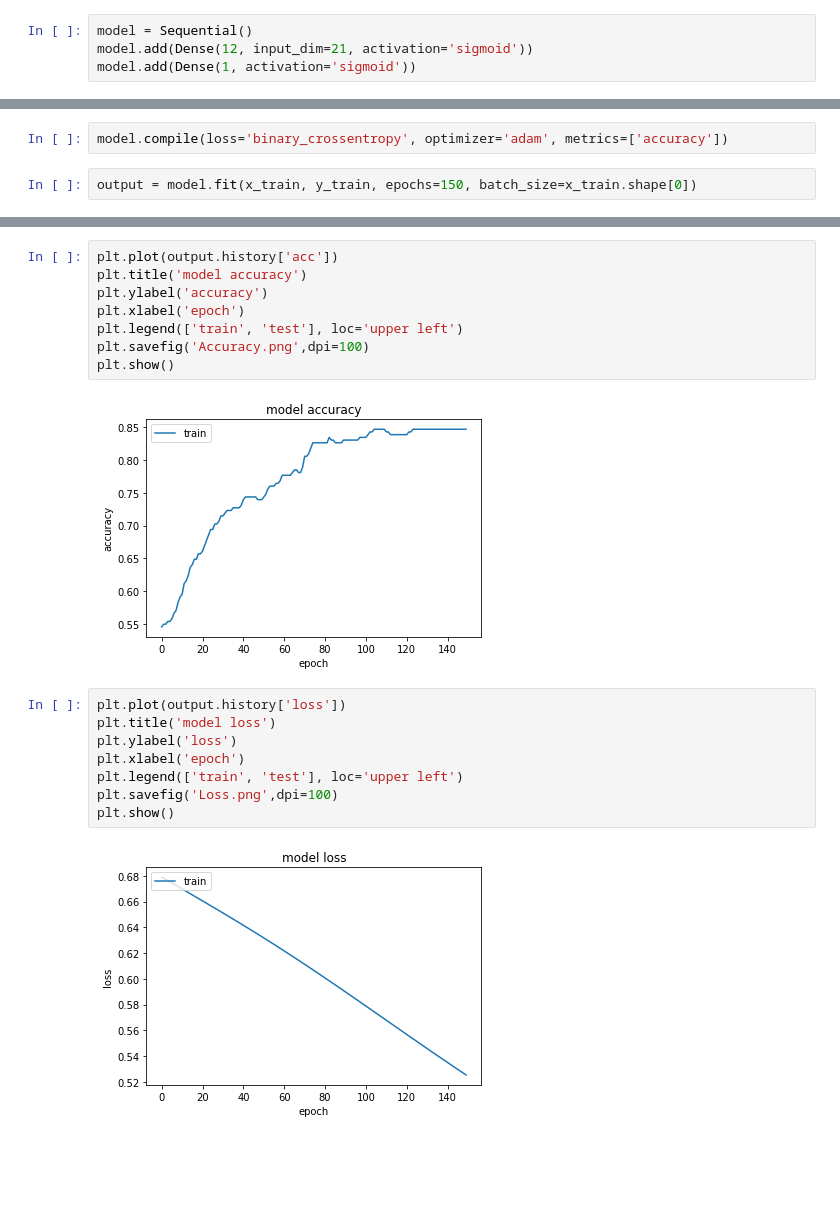
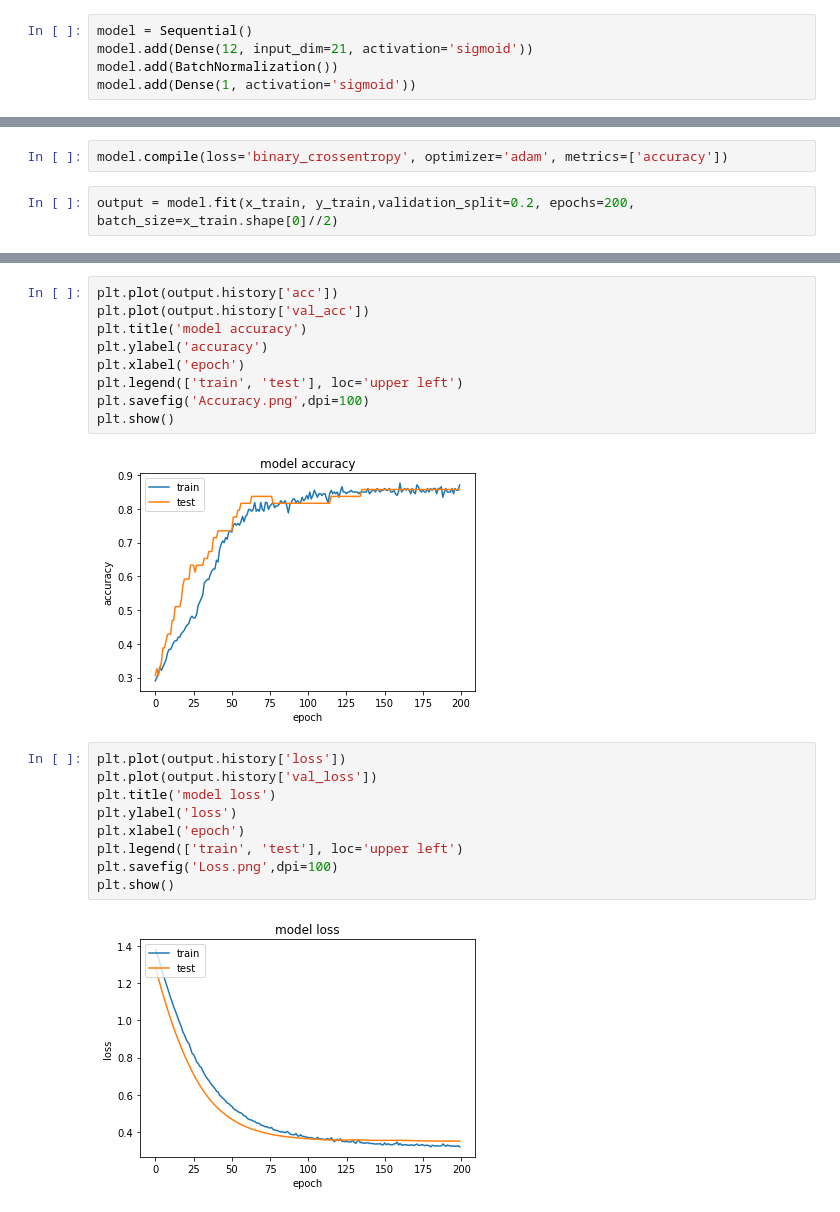
Before and after one commit to guozs2016/Kaggle---Heart-Disease-UCI, a Jupyter notebook: Heart Disease Neural Network Classifier.ipynb, the cells around one changed output, grey strips where cells are left out. Saved outputs shown, nothing was run; the diff lists cells and outputs as text; blank space fills up the shorter version.

Commit message:
update Validation figure

```diff
--- a/Heart Disease Neural Network Classifier.ipynb
+++ b/Heart Disease Neural Network Classifier.ipynb
@@ -113,6 +113,7 @@ In keras, It is quite convenient to setup a neural network model.We will set 21
 # %%
 model = Sequential()
 model.add(Dense(12, input_dim=21, activation='sigmoid'))
+model.add(BatchNormalization())
 model.add(Dense(1, activation='sigmoid'))
 # %% [output]
 WARNING:tensorflow:From D:\Anaconda3\lib\site-packages\tensorflow\python\framework\op_def_library.py:263: colocate_with (from tensorflow.python.framework.ops) is deprecated and will be removed in a fu ...
@@ -121,7 +122,7 @@ Colocations handled automatically by placer.
 # %%
 model.compile(loss='binary_crossentropy', optimizer='adam', metrics=['accuracy'])
 # %%
-output = model.fit(x_train, y_train, epochs=150, batch_size=x_train.shape[0])
+output = model.fit(x_train, y_train,validation_split=0.2, epochs=200, batch_size=x_train.shape[0]//2)
 # %% [output]
 WARNING:tensorflow:From D:\Anaconda3\lib\site-packages\tensorflow\python\ops\math_ops.py:3066: to_int32 (from tensorflow.python.ops.math_ops) is deprecated and will be removed in a future version.
 Instructions for updating:
@@ -156,5 +157,6 @@ Here is the summary of accuracy and loss during training.
 # %%
 plt.plot(output.history['acc'])
+plt.plot(output.history['val_acc'])
 plt.title('model accuracy')
 plt.ylabel('accuracy')
 plt.xlabel('epoch')
@@ -162,14 +164,15 @@ plt.legend(['train', 'test'], loc='upper left')
 plt.savefig('Accuracy.png',dpi=100)
 plt.show()
 # %% [output]
-[figure, old version]
+[figure, new version]
 # %%
 plt.plot(output.history['loss'])
+plt.plot(output.history['val_loss'])
 plt.title('model loss')
 plt.ylabel('loss')
 plt.xlabel('epoch')
 plt.legend(['train', 'test'], loc='upper left')
 plt.savefig('Loss.png',dpi=100)
 plt.show()
 # %% [output]
-[figure, old version]
+[figure, new version]
```
Also changed, not shown: parts of 4 cells of this notebook, 2 other files.
